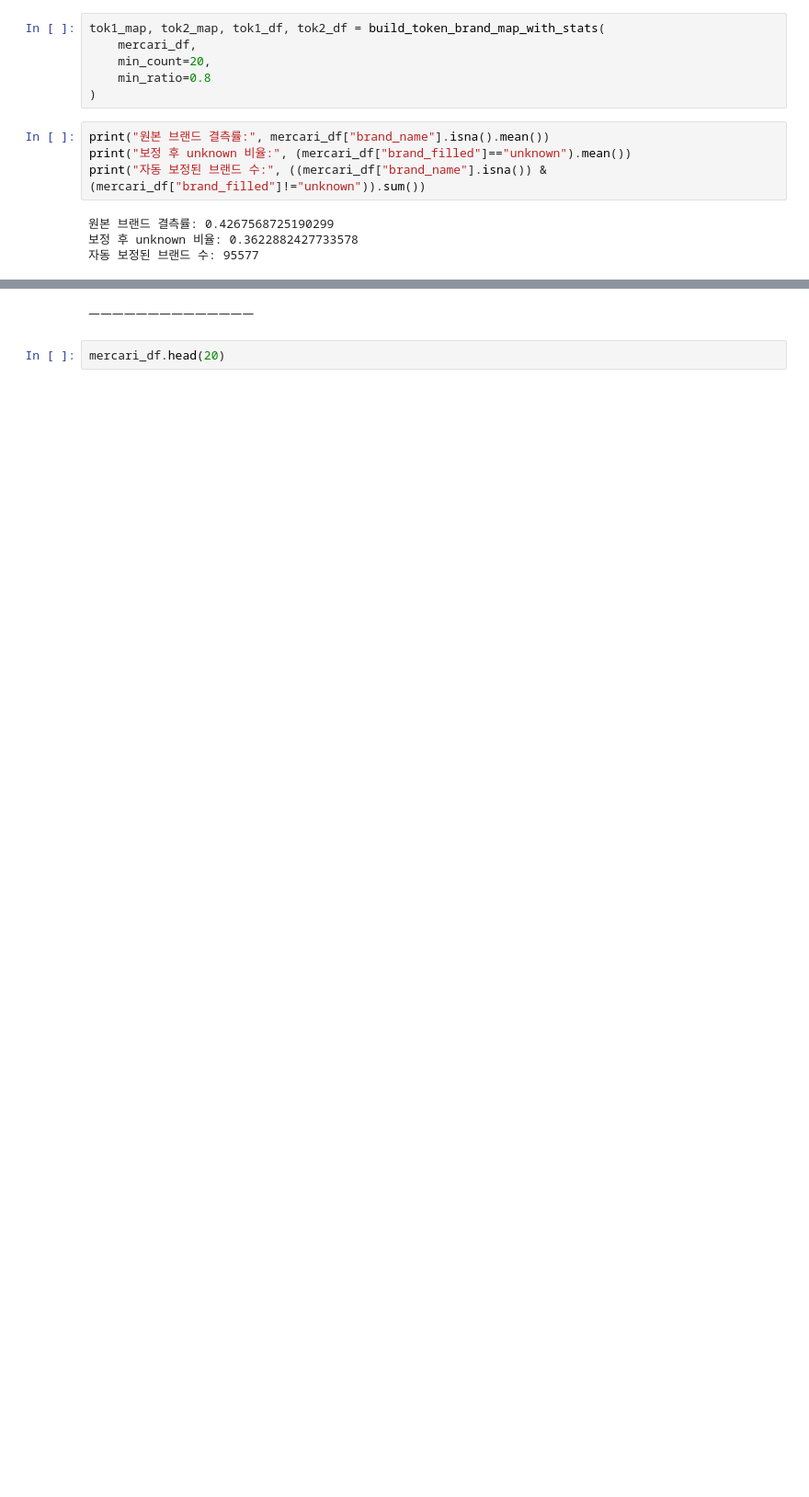
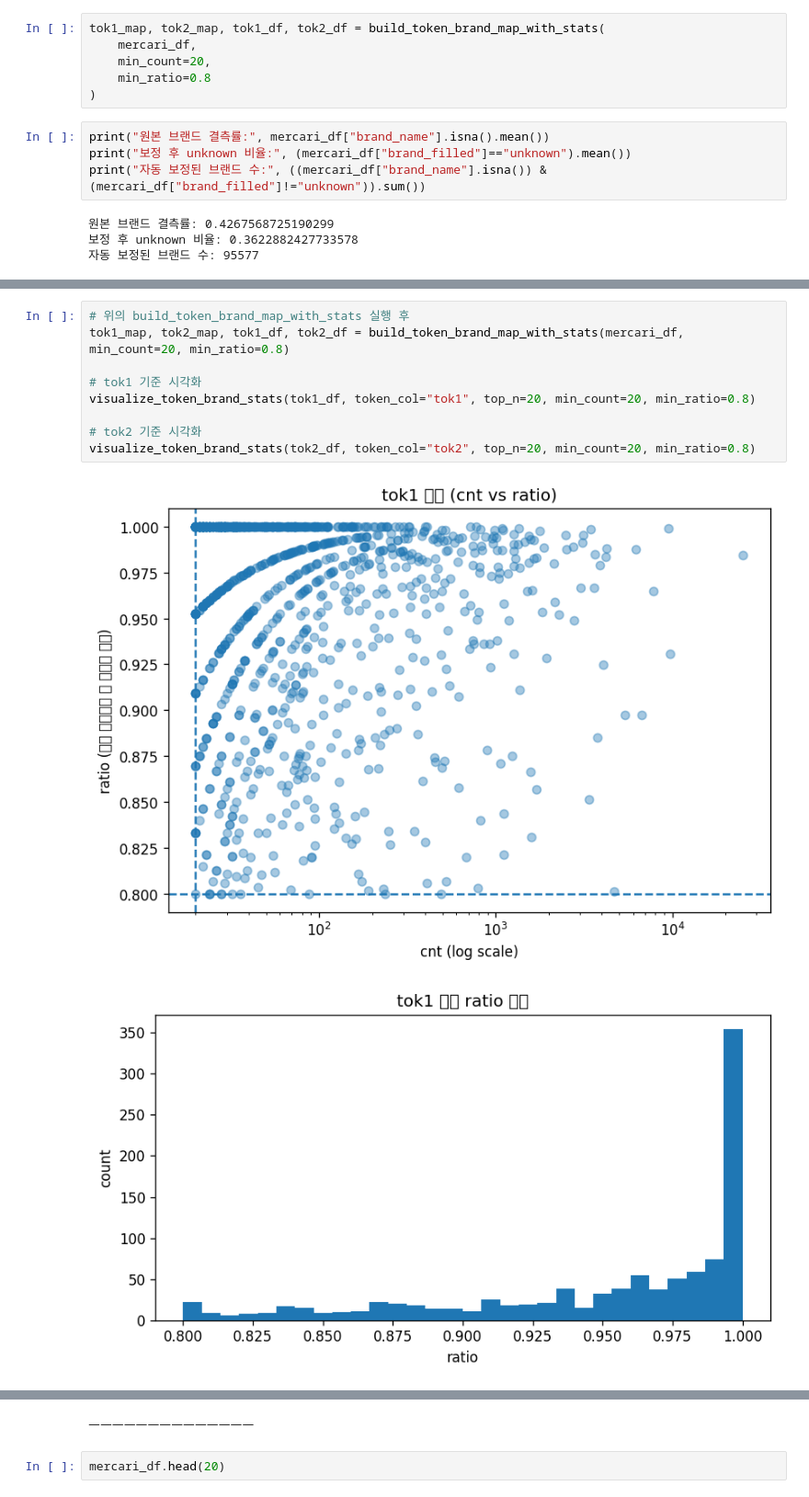
Before and after one commit to ary3120-droid/myproject, a Jupyter notebook: MERK.ipynb, the cells around one changed output, grey strips where cells are left out. Shown at 92% size. Drawn from its saved outputs; the diff is of its cells as text; blank space fills up the shorter version.

```diff
--- a/MERK.ipynb
+++ b/MERK.ipynb
@@ -327,0 +372,12 @@ print("자동 보정된 브랜드 수:", ((mercari_df["brand_name"].isna()) & (m
+# %%
+# 위의 build_token_brand_map_with_stats 실행 후
+tok1_map, tok2_map, tok1_df, tok2_df = build_token_brand_map_with_stats(mercari_df, min_count=20, min_ratio=0.8)
+
+# tok1 기준 시각화
+visualize_token_brand_stats(tok1_df, token_col="tok1", top_n=20, min_count=20, min_ratio=0.8)
+
+# tok2 기준 시각화
+visualize_token_brand_stats(tok2_df, token_col="tok2", top_n=20, min_count=20, min_ratio=0.8)
+# %% [output]
+[figure, added]
+[figure, added]
```
Also changed, not shown: parts of 25 cells of this notebook.
